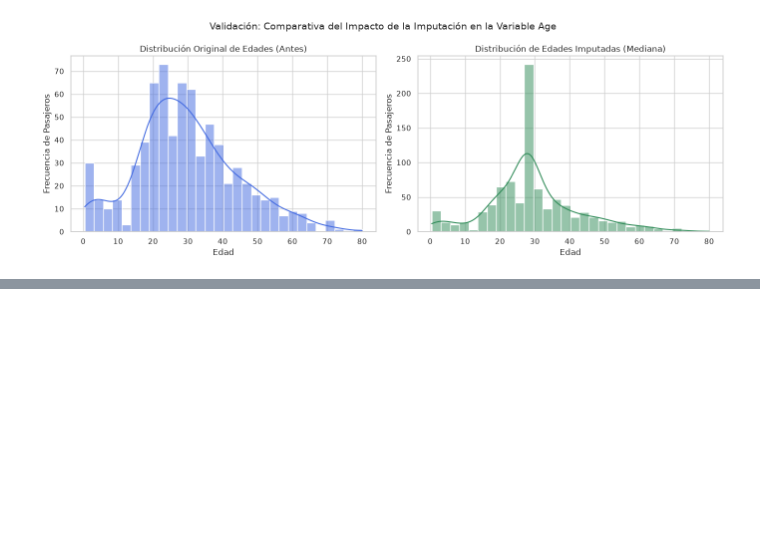
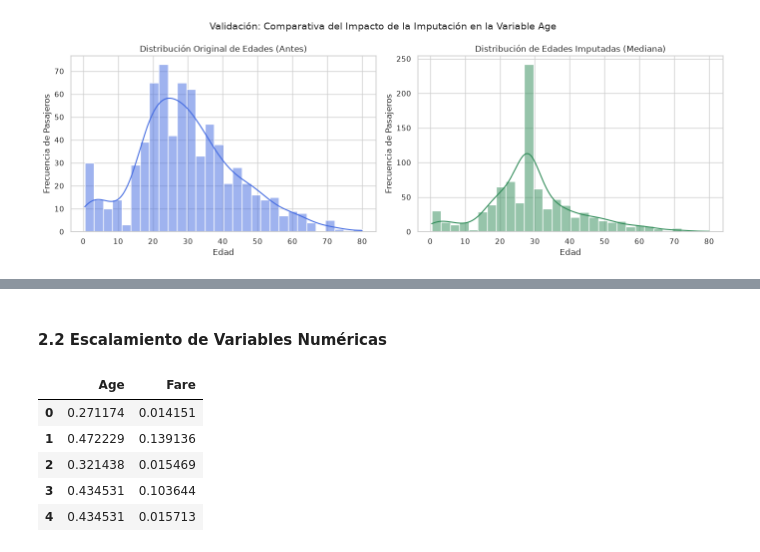
Before and after one commit to k3na1/preprocesamiento-titanic, a Jupyter notebook: titanic_analisis.ipynb, the cells around one changed output, grey strips where cells are left out. Cells and saved outputs as stored; diff of their text form; code cells hidden in the pictures; blank space fills up the shorter version.

```diff
--- a/titanic_analisis.ipynb
+++ b/titanic_analisis.ipynb
@@ -159,0 +252,27 @@ plt.show()
+# %% [markdown]
+#### 2.2 Escalamiento de Variables Numéricas
+# %%
+# Seleccionamos las variables numéricas continuas
+num_cols = ['Age', 'Fare']
+
+# Guardamos copias de las series originales temporalmente para graficar el "Antes y Después"
+age_original = df_clean['Age'].copy()
+fare_original = df_clean['Fare'].copy()
+
+# JUSTIFICACIÓN: Elegimos MinMaxScaler para escalar Age y Fare al rango fijo [0, 1].
+# Se hace esta elección porque el escalamiento Min-Max preserva exactamente la forma original
+# de la distribución de los datos y las distancias proporcionales entre los valores,
+# evitando forzar una normalización estricta que deformaría variables sesgadas como 'Fare'.
+scaler = MinMaxScaler()
+
+df_clean[num_cols] = scaler.fit_transform(df_clean[num_cols])
+
+# Verificamos los cambios
+df_clean[['Age', 'Fare']].head()
+# %% [output]
+|  | Age | Fare |
+| 0 | 0.271174 | 0.014151 |
+| 1 | 0.472229 | 0.139136 |
+| 2 | 0.321438 | 0.015469 |
+| 3 | 0.434531 | 0.103644 |
+| 4 | 0.434531 | 0.015713 |
```
Also changed, not shown: parts of 20 cells of this notebook.
